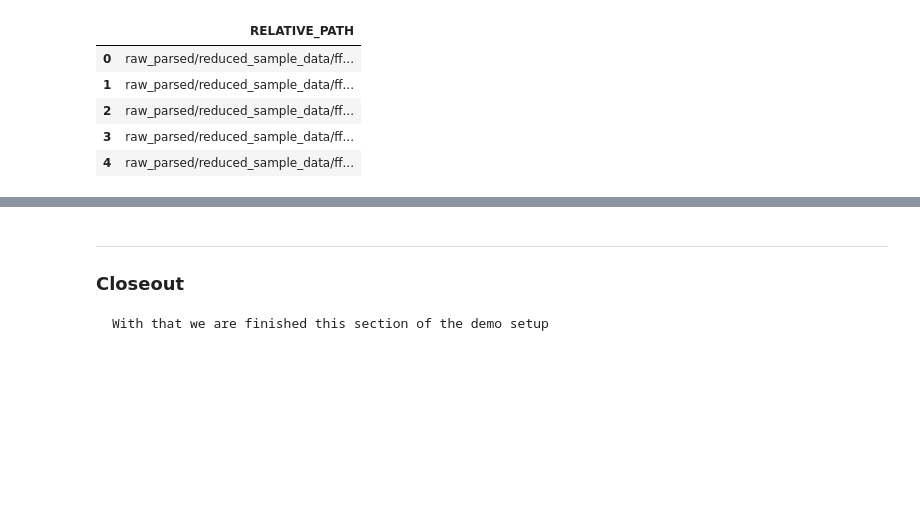
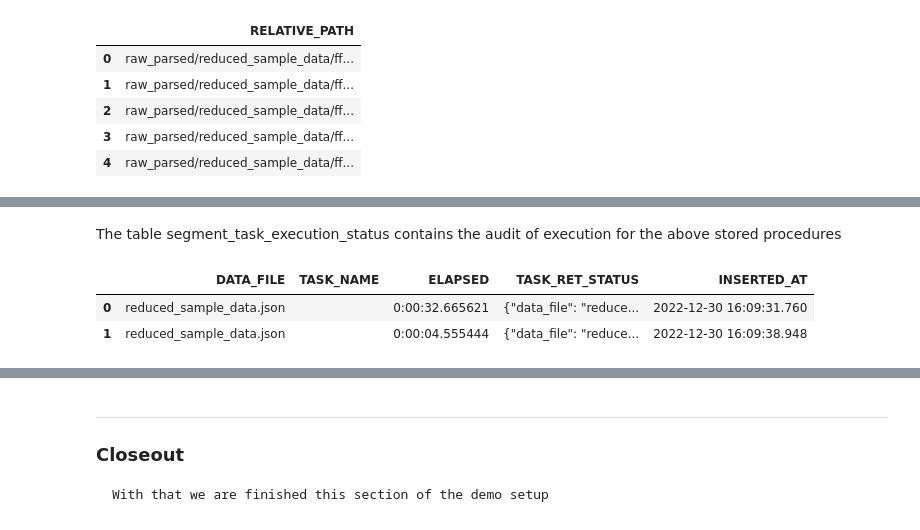
Before and after one commit to Snowflake-Labs/CMSgov-pricing-transparency, a Jupyter notebook: src/notebook/Load_segments.ipynb, the cells around one changed output, grey strips where cells are left out. Cells and saved outputs as stored; diff of their text form; code cells hidden in the pictures; blank space fills up the shorter version.

Commit message:
load data file wip

```diff
--- a/src/notebook/Load_segments.ipynb
+++ b/src/notebook/Load_segments.ipynb
@@ -239,0 +241,13 @@ print(j)
+# %%
+display(Markdown("The table segment_task_execution_status contains the audit of execution for the above stored procedures"))
+
+df = (sp_session.table('segment_task_execution_status')
+        .sample(n=5)
+        .to_pandas())
+
+display(df)
+# %% [output]
+The table segment_task_execution_status contains the audit of execution for the above stored procedures
+|  | DATA_FILE | TASK_NAME | ELAPSED | TASK_RET_STATUS | INSERTED_AT |
+| 0 | reduced_sample_data.json |  | 0:00:32.665621 | {"data_file": "reduce... | 2022-12-30 16:09:31.760 |
+| 1 | reduced_sample_data.json |  | 0:00:04.555444 | {"data_file": "reduce... | 2022-12-30 16:09:38.948 |
```
Also changed, not shown: parts of 9 cells of this notebook, 6 other files.
